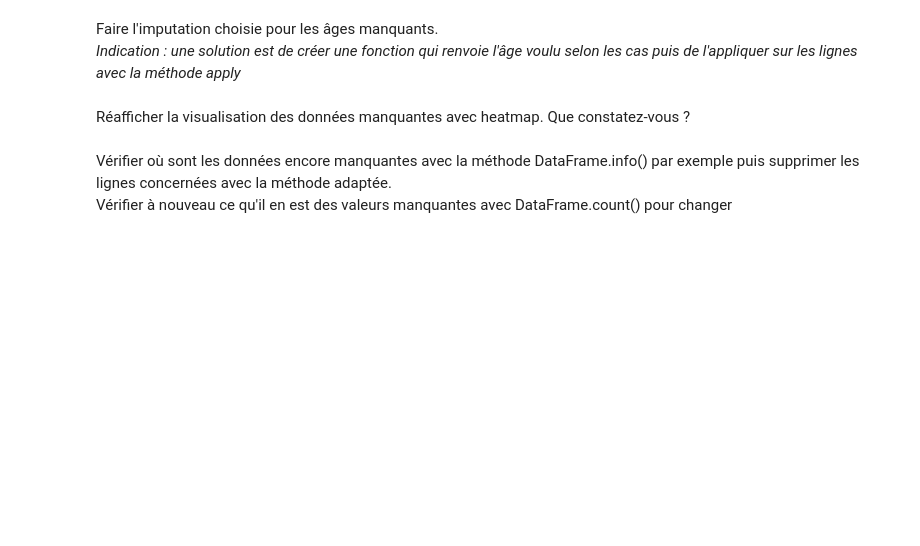
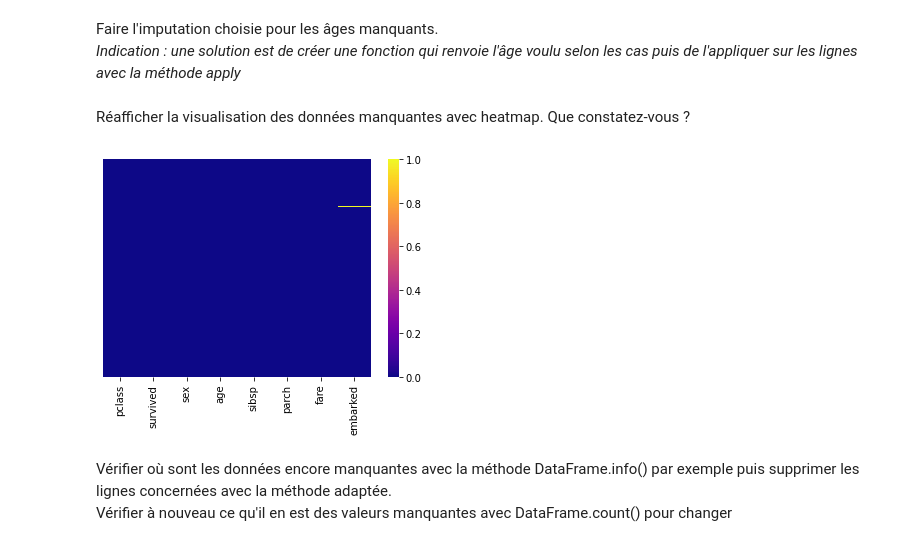
Before and after one commit to louiskuhn/IA-P3-Euskadi, a Jupyter notebook: Ressources/Machine Learning/Régression logistique/5. La régression logistique Titanic.ipynb, the cells around one changed output. Cells and saved outputs as stored; diff of their text form; code cells hidden in the pictures; blank space fills up the shorter version.

```diff
--- a/Ressources/Machine Learning/Régression logistique/5. La régression logistique Titanic.ipynb
+++ b/Ressources/Machine Learning/Régression logistique/5. La régression logistique Titanic.ipynb
@@ -27,8 +94,14 @@ Conclure sur quelle imputation serait pertinente.
 # %% [markdown]
 Faire l'imputation choisie pour les âges manquants.
 _Indication : une solution est de créer une fonction qui renvoie l'âge voulu selon les cas puis de l'appliquer sur les lignes avec la méthode apply_
+# %%
+data['age'] = data['age'].fillna(data.groupby(['pclass','sex'])['age'].transform('mean'))
 # %% [markdown]
 Réafficher la visualisation des données manquantes avec heatmap. Que constatez-vous ?
+# %%
+sns.heatmap(data.isnull(),yticklabels=False,cbar=True,cmap='plasma');
+# %% [output]
+[figure, added]
 # %% [markdown]
 Vérifier où sont les données encore manquantes avec la méthode DataFrame.info() par exemple puis supprimer les lignes concernées avec la méthode adaptée.
 Vérifier à nouveau ce qu'il en est des valeurs manquantes avec DataFrame.count() pour changer
```
Also changed, not shown: parts of 26 cells of this notebook, 4 other files.
